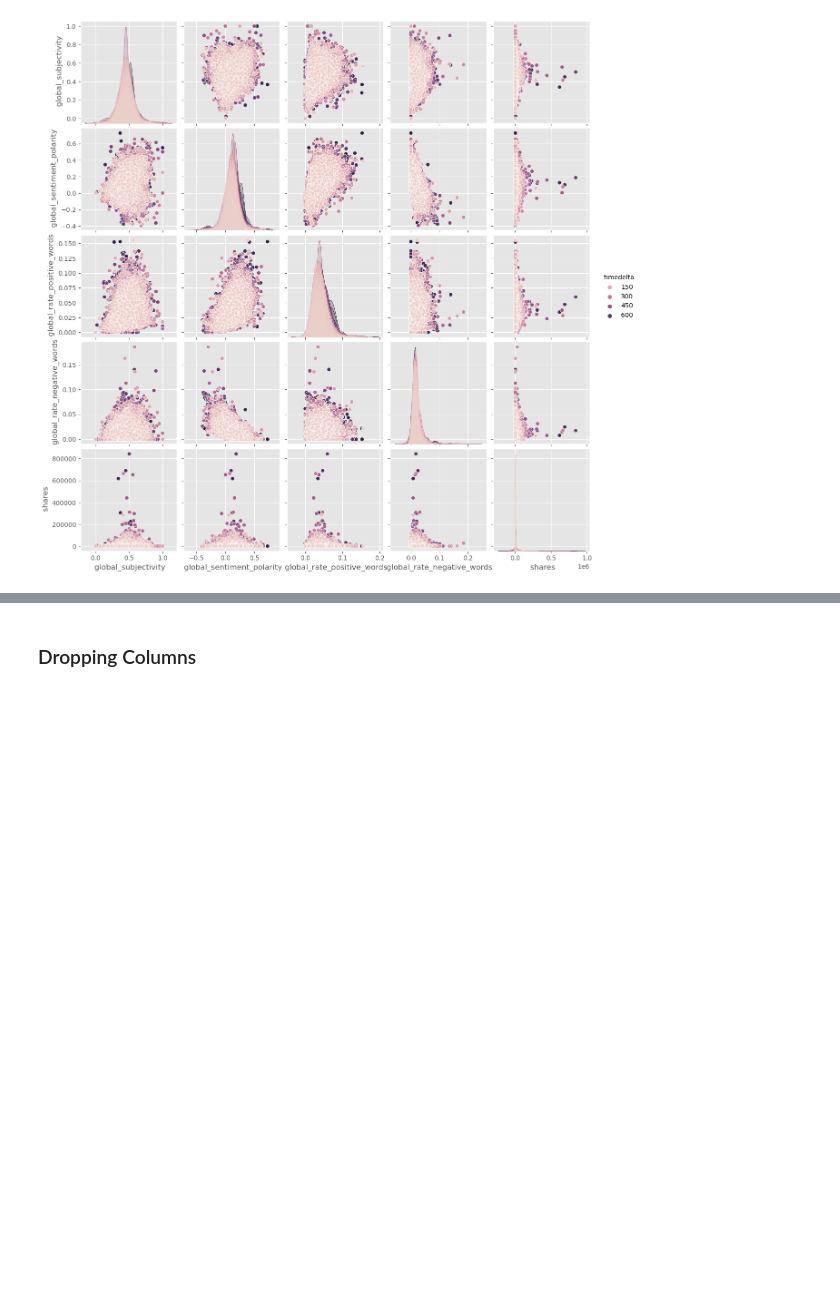
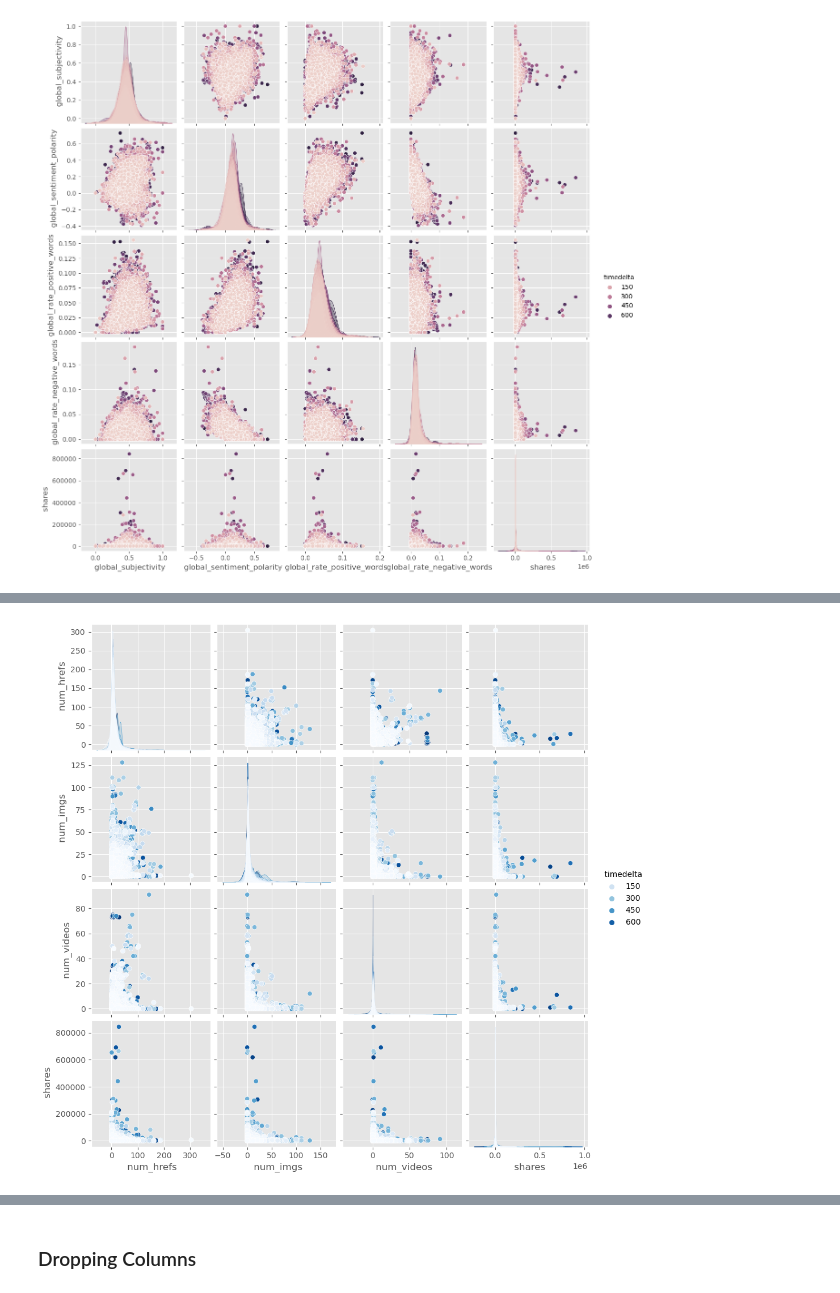
Before and after one commit to arianaira/ML-Course, a Jupyter notebook: News Popularity.ipynb, the cells around one changed output, grey strips where cells are left out. Cells and saved outputs as stored; diff of their text form; code cells hidden in the pictures; blank space fills up the shorter version.

```diff
--- a/News Popularity.ipynb
+++ b/News Popularity.ipynb
@@ -126,0 +125,7 @@ df_corr
+# %%
+sns.pairplot(df,
+             vars=[' num_hrefs',' num_imgs', ' num_videos', ' shares'],
+            hue=' timedelta', palette='Blues')
+plt.show()
+# %% [output]
+[figure, added]
```
Also changed, not shown: parts of 22 cells of this notebook, 6 other files.
